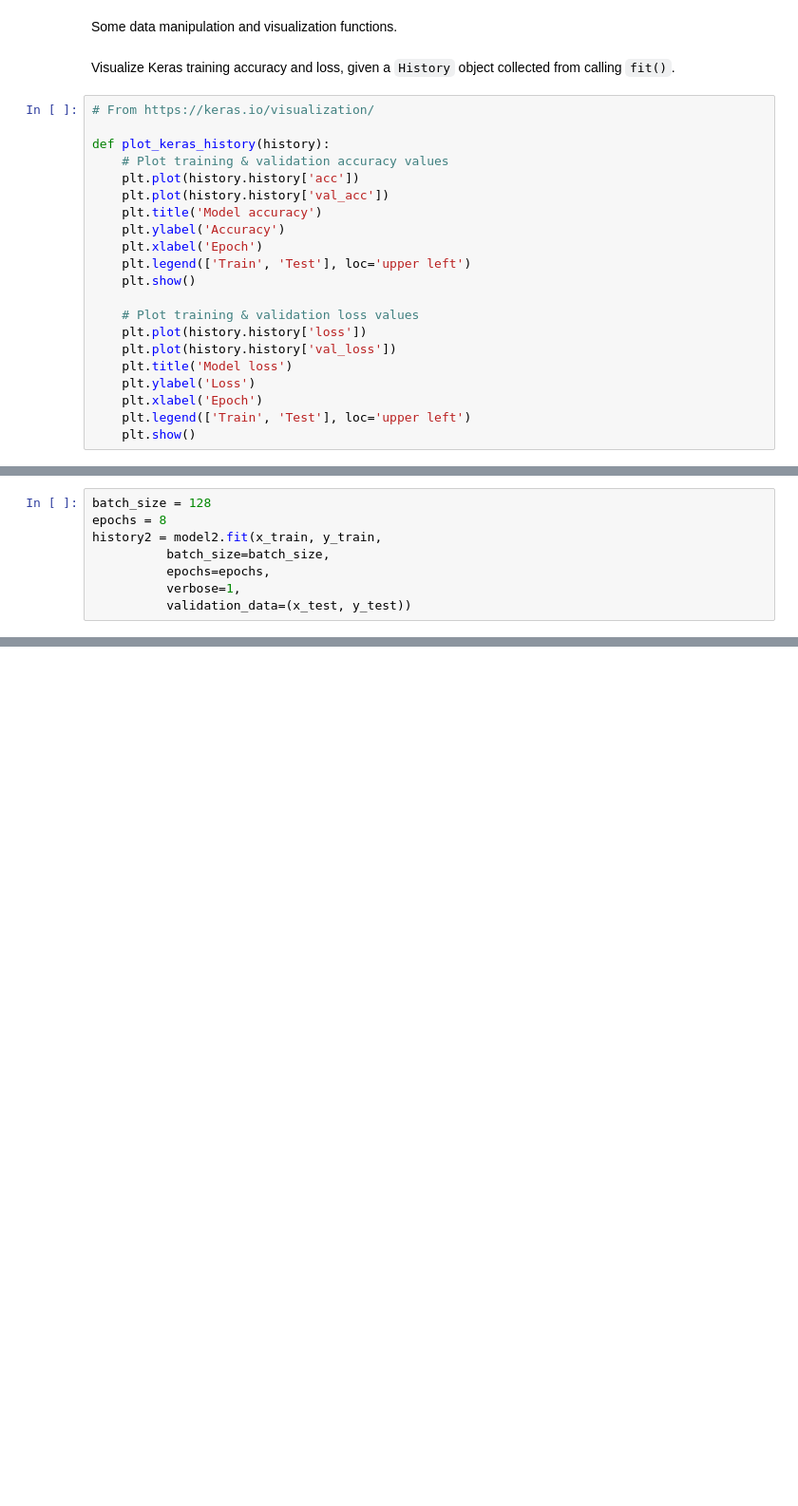
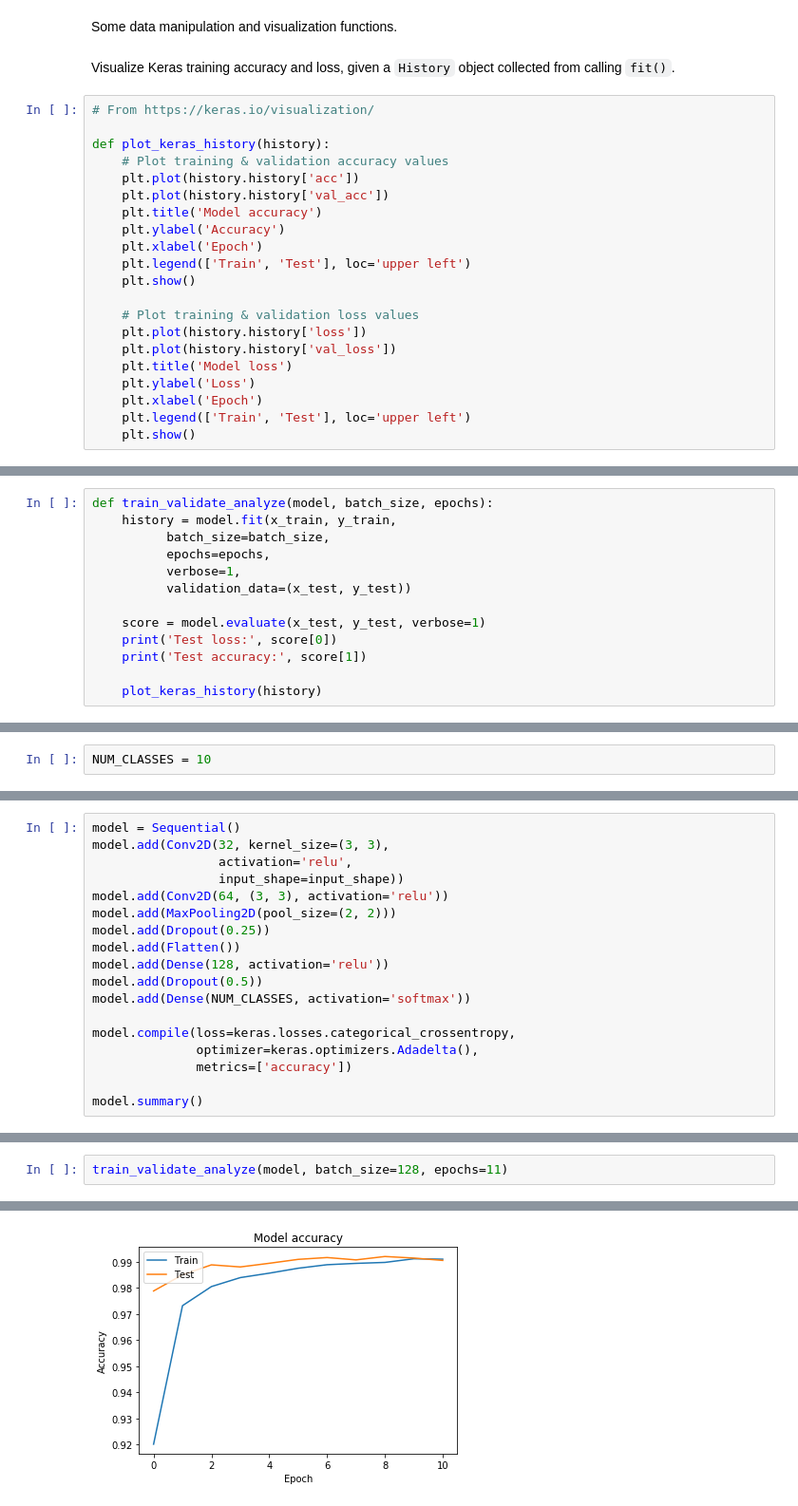
Before and after one commit to fau-masters-collected-works-cgarbin/cap6618-computer-vision, a Jupyter notebook: module5/CAP6618_PP3_final_cgarbin.ipynb, the cells around one changed output, grey strips where cells are left out. Shown at 95% size. Drawn from its saved outputs; the diff is of its cells as text; blank space fills up the shorter version.

```diff
--- a/module5/CAP6618_PP3_final_cgarbin.ipynb
+++ b/module5/CAP6618_PP3_final_cgarbin.ipynb
@@ -322,8 +70,0 @@ One more attempt, training up to that epoch now.
-# %%
-batch_size = 128
-epochs = 8
-history2 = model2.fit(x_train, y_train,
-          batch_size=batch_size,
-          epochs=epochs,
-          verbose=1,
-          validation_data=(x_test, y_test))
@@ -370,0 +73,13 @@ From now on we will use this network as a baseline and run other experiments.
+# %%
+def train_validate_analyze(model, batch_size, epochs):
+    history = model.fit(x_train, y_train,
+          batch_size=batch_size,
+          epochs=epochs,
+          verbose=1,
+          validation_data=(x_test, y_test))
+
+    score = model.evaluate(x_test, y_test, verbose=1)
+    print('Test loss:', score[0])
+    print('Test accuracy:', score[1])
+
+    plot_keras_history(history)
@@ -370,0 +88,2 @@ From now on we will use this network as a baseline and run other experiments.
+# %%
+NUM_CLASSES = 10
@@ -370,0 +131,18 @@ From now on we will use this network as a baseline and run other experiments.
+# %%
+model = Sequential()
+model.add(Conv2D(32, kernel_size=(3, 3),
+                 activation='relu',
+                 input_shape=input_shape))
+model.add(Conv2D(64, (3, 3), activation='relu'))
+model.add(MaxPooling2D(pool_size=(2, 2)))
+model.add(Dropout(0.25))
+model.add(Flatten())
+model.add(Dense(128, activation='relu'))
+model.add(Dropout(0.5))
+model.add(Dense(NUM_CLASSES, activation='softmax'))
+
+model.compile(loss=keras.losses.categorical_crossentropy,
+              optimizer=keras.optimizers.Adadelta(),
+              metrics=['accuracy'])
+
+model.summary()
@@ -370,0 +167,3 @@ From now on we will use this network as a baseline and run other experiments.
+# %%
+train_validate_analyze(model, batch_size=128, epochs=11)
+# %% [output]
@@ -370,0 +187 @@ From now on we will use this network as a baseline and run other experiments.
+[figure, added]
```
Also changed, not shown: parts of 47 cells of this notebook, 1 other file.
